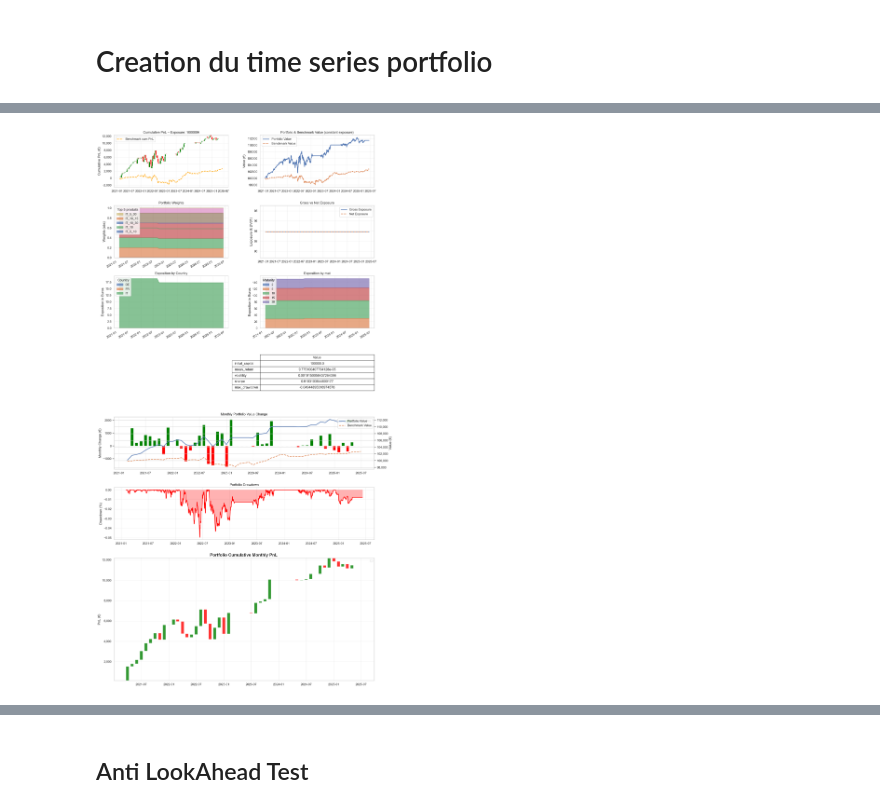
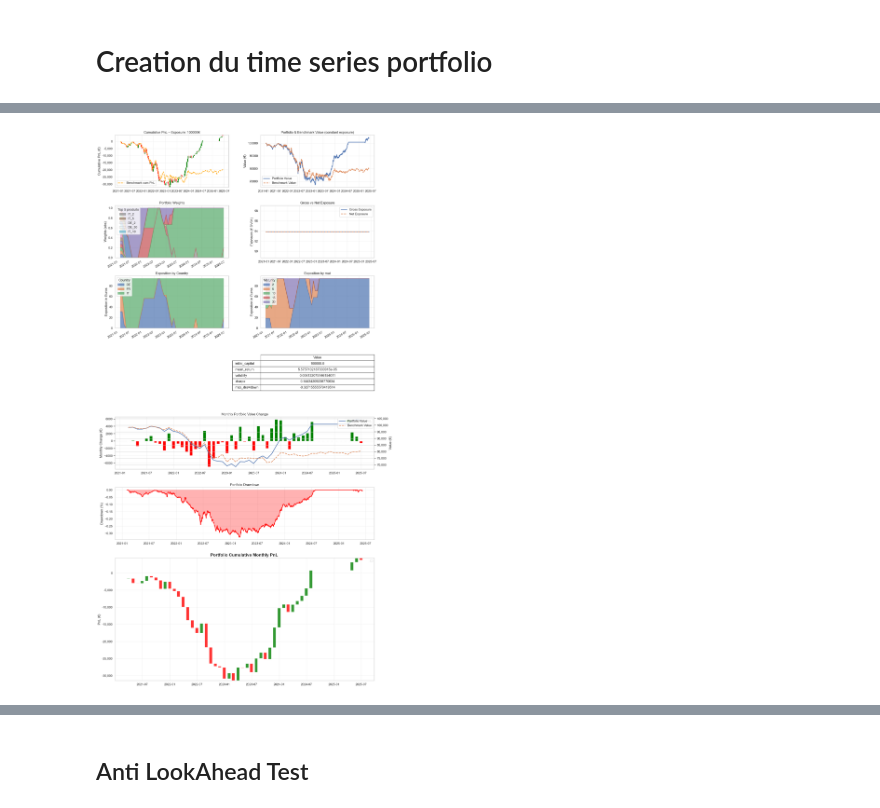
Before and after one commit to pradosth0/Markowitz_based_portfolio_allocation, a Jupyter notebook: pf_bond.ipynb, the cells around one changed output, grey strips where cells are left out. Drawn from its saved outputs; the diff is of its cells as text; code cells hidden in the pictures.

```diff
--- a/pf_bond.ipynb
+++ b/pf_bond.ipynb
@@ -354,7 +373,7 @@ plt.show()
 val1 = "ret_total_per_dv01"
 val2 = "pnl_total_unit"
 
-data_completed = data[["time_stamp", "country_iso", "mat_cat", val1, val2, "dv01"]].copy()
+data_completed = data[["time_stamp", "country_iso", "mat_cat", val1, val2, "dv01","maturity_date"]].copy()
 data_completed["product"] = data_completed["country_iso"].astype(str) + "_" + data_completed["mat_cat"].astype(str)
 data_completed = data_completed.drop(columns=["country_iso", "mat_cat"])
 data_completed["time_stamp"] = pd.to_datetime(data_completed["time_stamp"])
@@ -612,3 +647,5 @@ long[long["type"].isin(["bond", "spread_country", "spread_curve", "butterfly_cur
 # %%
-long.head()
+long_bond = long[long["type"] == "bond"][["time_stamp", "product", "bid_offer_yield"]]
+long_bond = data_completed.merge(long_bond, on=["time_stamp", "product"])
+long_bond
 # %% [output]
@@ -1441,7 +1303,7 @@ class Portfolio:
 date = "2021-06-01"
 
 
-pf = Portfolio(long, date, benchmark="ew", long_only=True,lamb=0.5, tc_gamma=10 )
+pf = Portfolio(long_bond, date, benchmark="ew", long_only=True,lamb=0.5, tc_gamma=10 )
 #print(pf.returns)
 w = pf.process()
 #print(pf.mean_returns)
@@ -1573,11 +1438,14 @@ class TimeSeriesPortfolio:
         current_value_bm = capital
         w = self.initial_weights
 
+        positions = None
+
         # *** expositions précédentes (pour calculer les deltas)
         prev_exposure_full = pd.Series(0.0, index=self.asset_universe)
 
         # *** vecteur de bid-offer aligné sur l'univers global
         bo_full = self.bidoffer_by_product.reindex(self.asset_universe).fillna(0.0)
+
 
         for i, t in enumerate(self.rebalance_dates[:-1]):
             t_next = self.rebalance_dates[i + 1]
@@ -1590,11 +1458,13 @@ class TimeSeriesPortfolio:
                 lamb=self.lamb,
                 span=self.span,
                 initial_weights=w,
+                initial_positions=positions,
                 delta=self.delta,
                 tc_gamma=self.tc_gamma
             )
 
             w_df = pf.process()
+            new_positions = pf.positions
 
             w = w_df.iloc[:, 0]  # Series: index = produits présents dans Σ à cette date
 
@@ -1658,10 +1528,12 @@ class TimeSeriesPortfolio:
             pf_pnl_day = R_slice.values @ exp_pf
             bm_pnl_day = R_slice.values @ exp_bm
 
+
             # *** Intégration du coût de transaction au PnL du portefeuille
             if len(pf_pnl_day) > 0:
                 # on impute le coût le jour du rebalance (premier jour de la période)
                 pf_pnl_day[0] -= tc_total
+
                 tc_dates.append(R_slice.index[0])
             else:
                 # cas rare où il n'y aurait pas de date entre t et t_next :
@@ -1692,6 +1564,8 @@ class TimeSeriesPortfolio:
             # 6) Stocker les poids / expositions sur l’univers global
             weights_list.append(w_full.values)
             exposures_list.append(exposure_full.values)
+
+            positions = new_positions
 
         asset_names = self.asset_universe
         self.weights_history = pd.DataFrame(
@@ -1970,15 +1774,15 @@ end_date   = "2025-06-10"
 
 
 tspf = TimeSeriesPortfolio(
-    data=long_new,
+    data=long_bond,
     start_date="2021-01-01",
     end_date="2025-06-10",
     rebalance_freq="1M",
     long_only=True,
-    lamb=0.5,
-    span=60,
-    tc_gamma=200,   # intensité des coûts dans l’optimisation
-    initial_weights= df_weights["weight"]
+    lamb=0.05,
+    span=15,
+    tc_gamma=0.08  # intensité des coûts dans l’optimisation
+    #initial_weights= df_weights["weight"]
 )
 tspf.dv01_by_product = dv01_by_product
 
@@ -2000,2 +1796,2 @@ Optimisation échouée à 2023-10-31 00:00:00, on reprend les poids précédents
 Tout a marché !!
-[figure, old version]
+[figure, new version]
```
Also changed, not shown: parts of 16 cells of this notebook.
